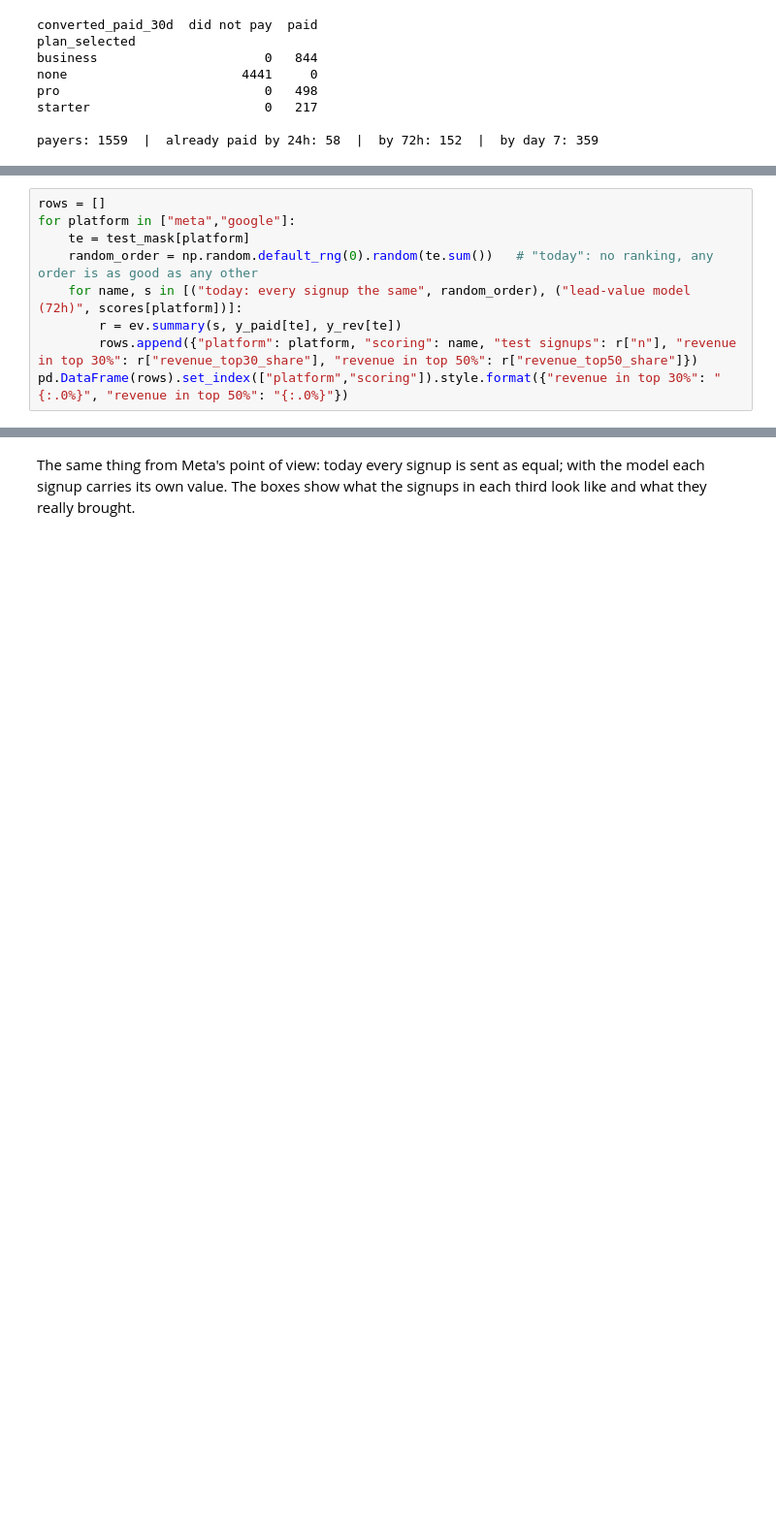
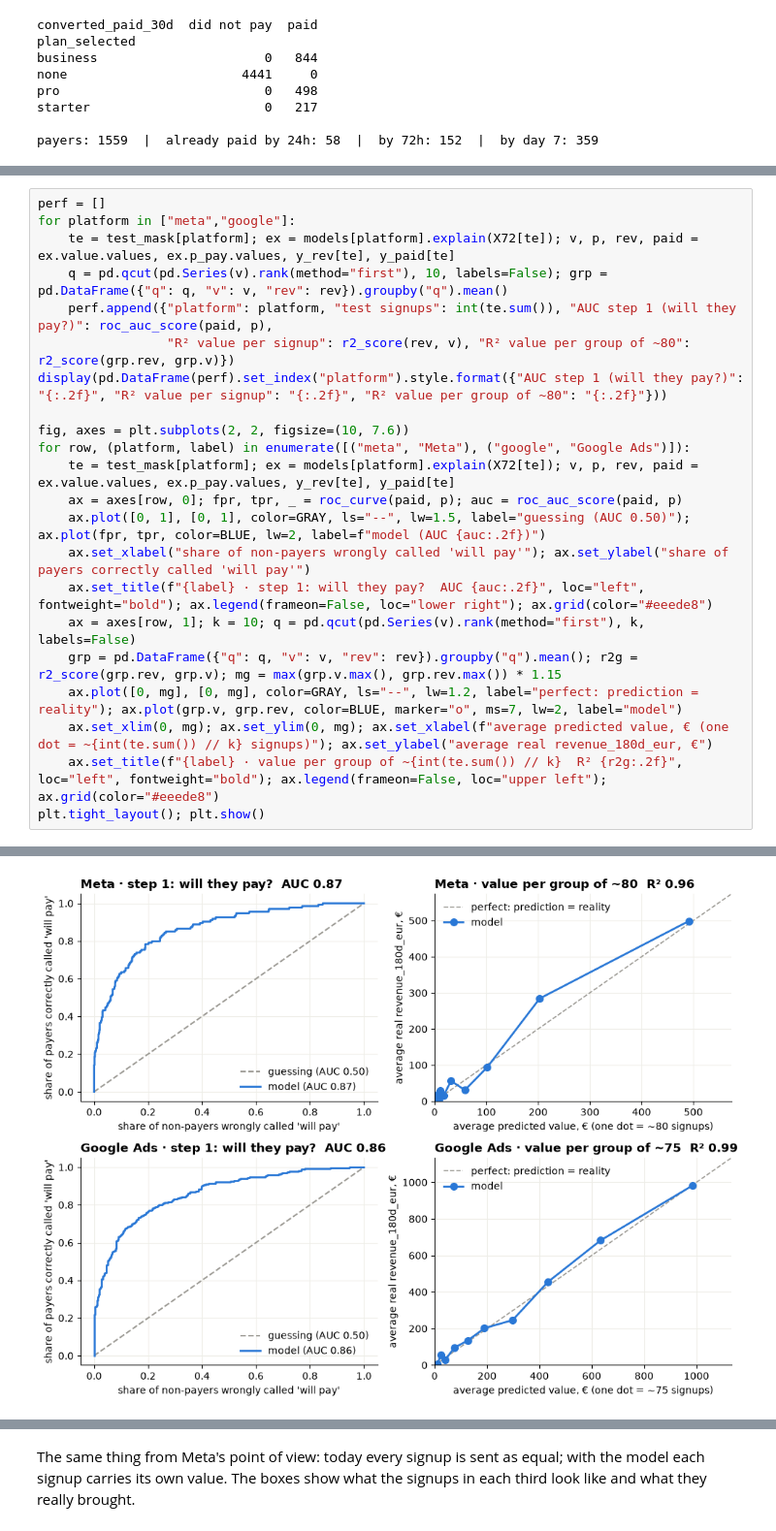
Before and after one commit to Danila-kach/fonio-lead-value, a Jupyter notebook: notebooks/lead_value_model.ipynb, the cells around one changed output, grey strips where cells are left out. Shown at 97% size. Cells and saved outputs as stored; diff of their text form; blank space fills up the shorter version.

```diff
--- a/notebooks/lead_value_model.ipynb
+++ b/notebooks/lead_value_model.ipynb
@@ -206,9 +348,0 @@ Rank the test signups by predicted value, take the top 30%, add up the revenue t
-# %%
-rows = []
-for platform in ["meta","google"]:
-    te = test_mask[platform]
-    random_order = np.random.default_rng(0).random(te.sum())   # "today": no ranking, any order is as good as any other
-    for name, s in [("today: every signup the same", random_order), ("lead-value model (72h)", scores[platform])]:
-        r = ev.summary(s, y_paid[te], y_rev[te])
-        rows.append({"platform": platform, "scoring": name, "test signups": r["n"], "revenue in top 30%": r["revenue_top30_share"], "revenue in top 50%": r["revenue_top50_share"]})
-pd.DataFrame(rows).set_index(["platform","scoring"]).style.format({"revenue in top 30%": "{:.0%}", "revenue in top 50%": "{:.0%}"})
@@ -225,0 +349,23 @@ display(Image("../outputs/figures/gain_curves.png", width=900))
+# %%
+perf = []
+for platform in ["meta","google"]:
+    te = test_mask[platform]; ex = models[platform].explain(X72[te]); v, p, rev, paid = ex.value.values, ex.p_pay.values, y_rev[te], y_paid[te]
+    q = pd.qcut(pd.Series(v).rank(method="first"), 10, labels=False); grp = pd.DataFrame({"q": q, "v": v, "rev": rev}).groupby("q").mean()
+    perf.append({"platform": platform, "test signups": int(te.sum()), "AUC step 1 (will they pay?)": roc_auc_score(paid, p),
+                 "R² value per signup": r2_score(rev, v), "R² value per group of ~80": r2_score(grp.rev, grp.v)})
+display(pd.DataFrame(perf).set_index("platform").style.format({"AUC step 1 (will they pay?)": "{:.2f}", "R² value per signup": "{:.2f}", "R² value per group of ~80": "{:.2f}"}))
+
+fig, axes = plt.subplots(2, 2, figsize=(10, 7.6))
+for row, (platform, label) in enumerate([("meta", "Meta"), ("google", "Google Ads")]):
+    te = test_mask[platform]; ex = models[platform].explain(X72[te]); v, p, rev, paid = ex.value.values, ex.p_pay.values, y_rev[te], y_paid[te]
+    ax = axes[row, 0]; fpr, tpr, _ = roc_curve(paid, p); auc = roc_auc_score(paid, p)
+    ax.plot([0, 1], [0, 1], color=GRAY, ls="--", lw=1.5, label="guessing (AUC 0.50)"); ax.plot(fpr, tpr, color=BLUE, lw=2, label=f"model (AUC {auc:.2f})")
+    ax.set_xlabel("share of non-payers wrongly called 'will pay'"); ax.set_ylabel("share of payers correctly called 'will pay'")
+    ax.set_title(f"{label} · step 1: will they pay?  AUC {auc:.2f}", loc="left", fontweight="bold"); ax.legend(frameon=False, loc="lower right"); ax.grid(color="#eeede8")
+    ax = axes[row, 1]; k = 10; q = pd.qcut(pd.Series(v).rank(method="first"), k, labels=False)
+    grp = pd.DataFrame({"q": q, "v": v, "rev": rev}).groupby("q").mean(); r2g = r2_score(grp.rev, grp.v); mg = max(grp.v.max(), grp.rev.max()) * 1.15
+    ax.plot([0, mg], [0, mg], color=GRAY, ls="--", lw=1.2, label="perfect: prediction = reality"); ax.plot(grp.v, grp.rev, color=BLUE, marker="o", ms=7, lw=2, label="model")
+    ax.set_xlim(0, mg); ax.set_ylim(0, mg); ax.set_xlabel(f"average predicted value, € (one dot = ~{int(te.sum()) // k} signups)"); ax.set_ylabel("average real revenue_180d_eur, €")
+    ax.set_title(f"{label} · value per group of ~{int(te.sum()) // k}  R² {r2g:.2f}", loc="left", fontweight="bold"); ax.legend(frameon=False, loc="upper left"); ax.grid(color="#eeede8")
+plt.tight_layout(); plt.show()
+# %% [output]
@@ -226 +376,2 @@ display(Image("../outputs/figures/gain_curves.png", width=900))
+[figure, added]
 # %% [markdown]
```
Also changed, not shown: parts of 51 cells of this notebook, 24 other files.
